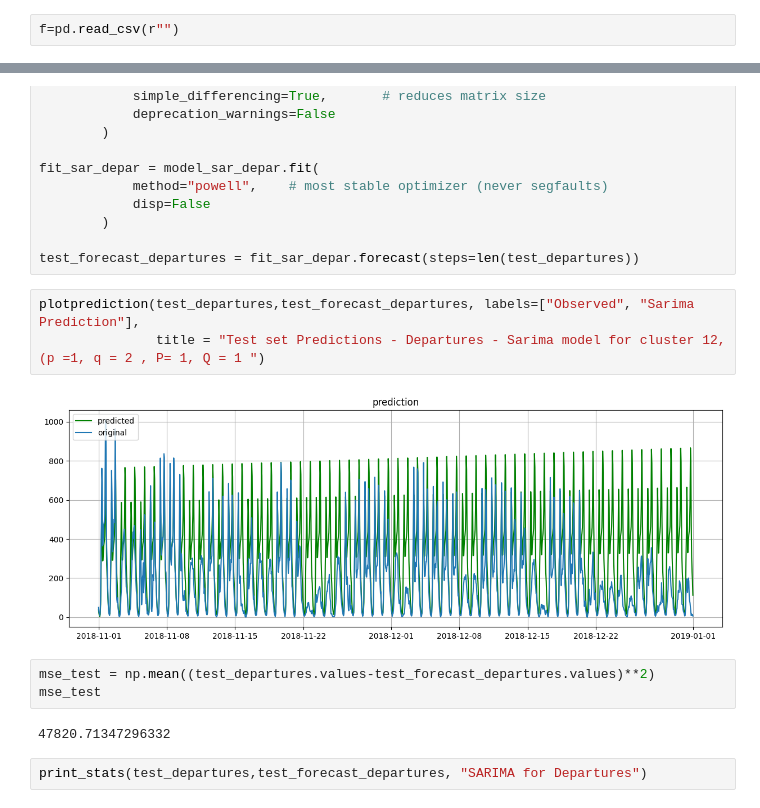
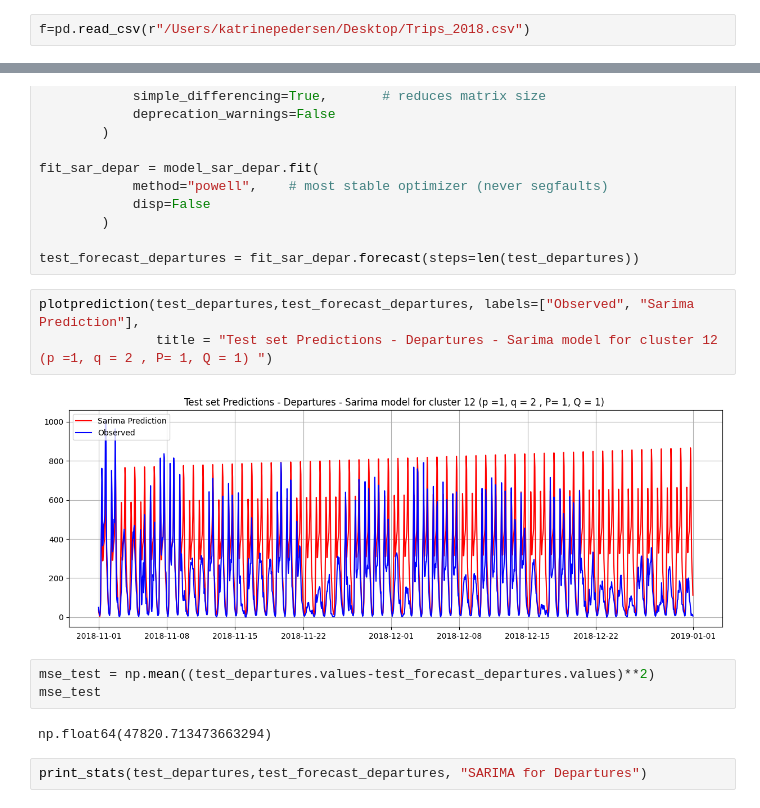
Before and after one commit to katrinemariepedersen/Business_analytics_project, a Jupyter notebook: SARIMA_prediction_model_12.ipynb, the cells around one changed output, grey strips where cells are left out. Cells and saved outputs as stored; diff of their text form.

```diff
--- a/SARIMA_prediction_model_12.ipynb
+++ b/SARIMA_prediction_model_12.ipynb
@@ -33,7 +33,7 @@ def is_weekend(weekday):
     - 1 -> Male
     - 2 -> Female
 # %%
-f=pd.read_csv(r"")
+f=pd.read_csv(r"/Users/katrinepedersen/Desktop/Trips_2018.csv")
 # %%
 f.describe()
 # %% [output]
@@ -737,14 +737,14 @@ fit_sar_depar = model_sar_depar.fit(
 test_forecast_departures = fit_sar_depar.forecast(steps=len(test_departures))
 # %%
 plotprediction(test_departures,test_forecast_departures, labels=["Observed", "Sarima Prediction"],
-               title = "Test set Predictions - Departures - Sarima model for cluster 12, (p =1, q = 2 , P= 1, Q = 1 ")
+               title = "Test set Predictions - Departures - Sarima model for cluster 12 (p =1, q = 2 , P= 1, Q = 1) ")
 # %% [output]
-[figure, old version]
+[figure, new version]
 # %%
 mse_test = np.mean((test_departures.values-test_forecast_departures.values)**2)
 mse_test
 # %% [output]
-47820.71347296332
+np.float64(47820.713473663294)
 # %%
 print_stats(test_departures,test_forecast_departures, "SARIMA for Departures")
 # %% [output]
```
Also changed, not shown: parts of 4 cells of this notebook, 1 other file.
